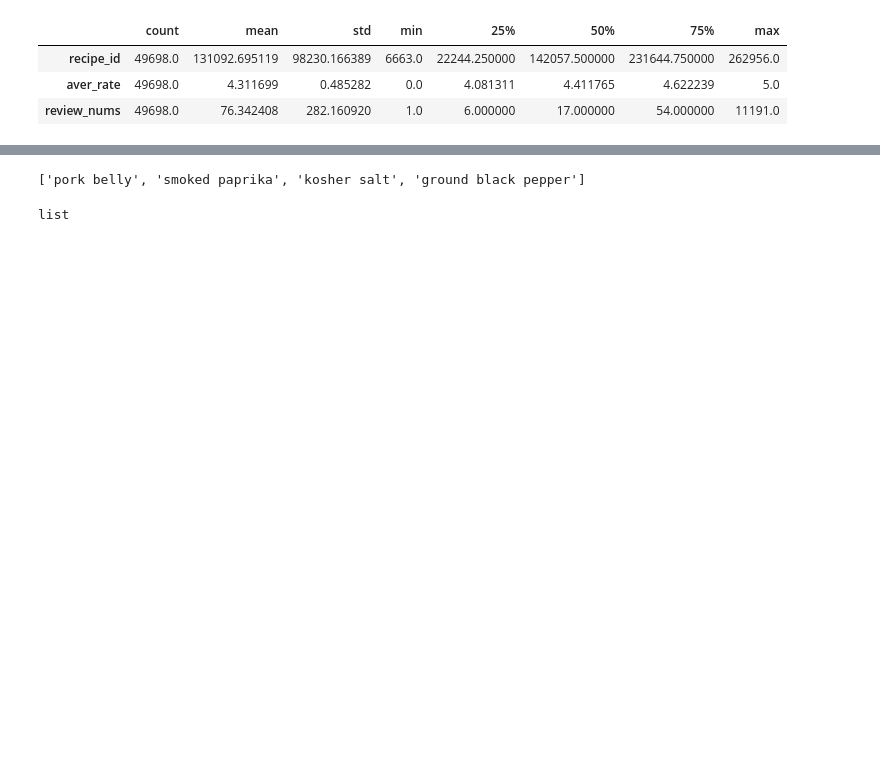
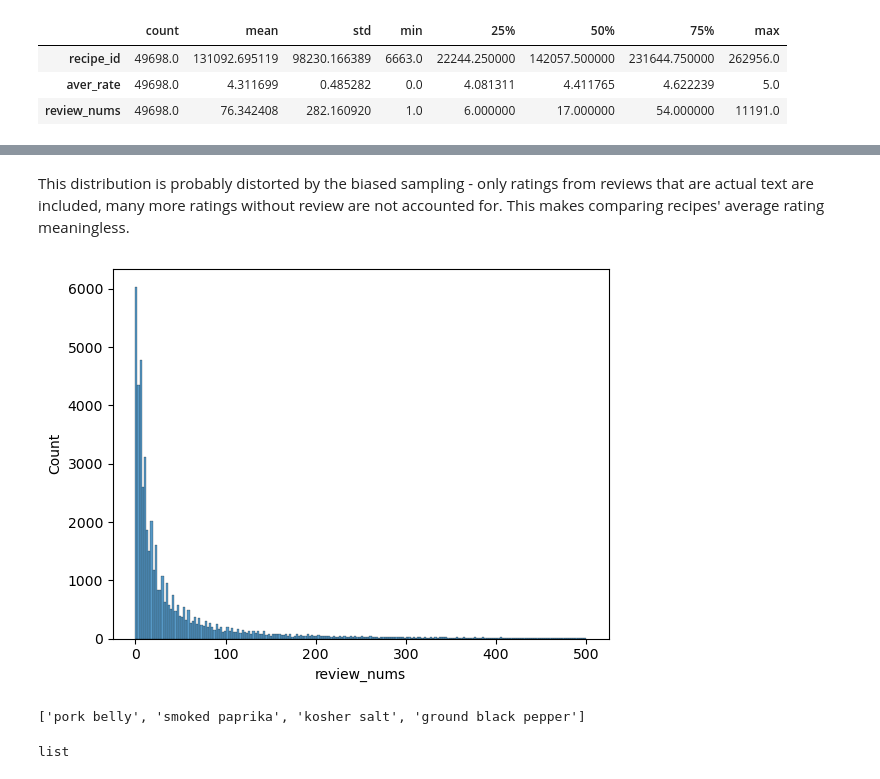
Before and after one commit to dtuleva/Recipe_Recommendation_System, a Jupyter notebook: RRS_EDA.ipynb, the cells around one changed output, grey strips where cells are left out. Saved outputs shown, nothing was run; the diff lists cells and outputs as text; code cells hidden in the pictures; blank space fills up the shorter version.

```diff
--- a/RRS_EDA.ipynb
+++ b/RRS_EDA.ipynb
@@ -67,3 +146,10 @@ recipes.head(3)
+# %% [markdown]
+This distribution is probably distorted by the biased sampling - only ratings from reviews that are actual text are included, many more ratings without review are not accounted for. This makes comparing recipes' average rating meaningless.
+# %%
+sns.histplot(recipes.review_nums, binrange = [0, 500])
+plt.show()
+# %% [output]
+[figure, added]
 # %%
 recipes.ingredients = recipes.ingredients.str.split("^")
 # %%
```
Also changed, not shown: parts of 24 cells of this notebook.
